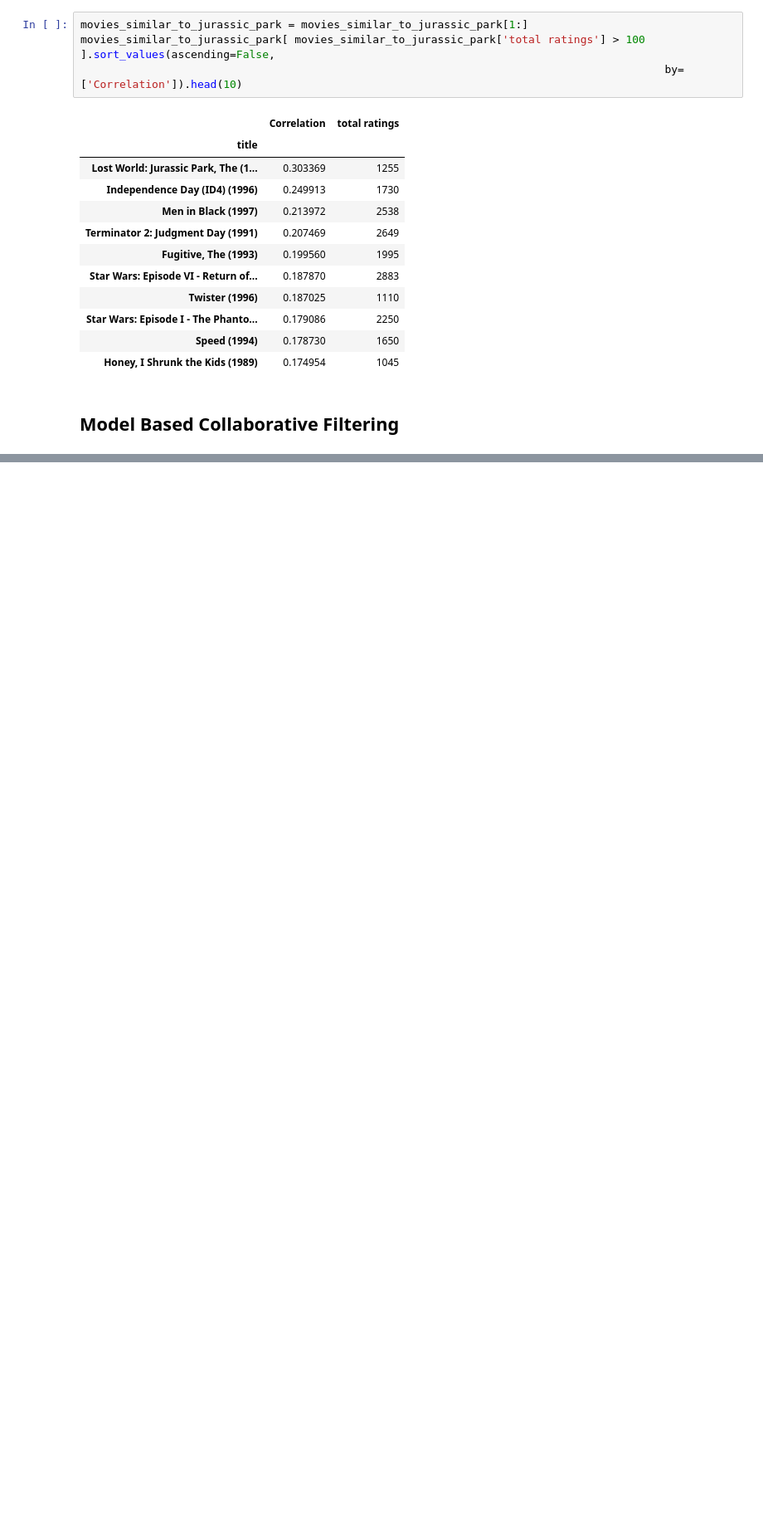
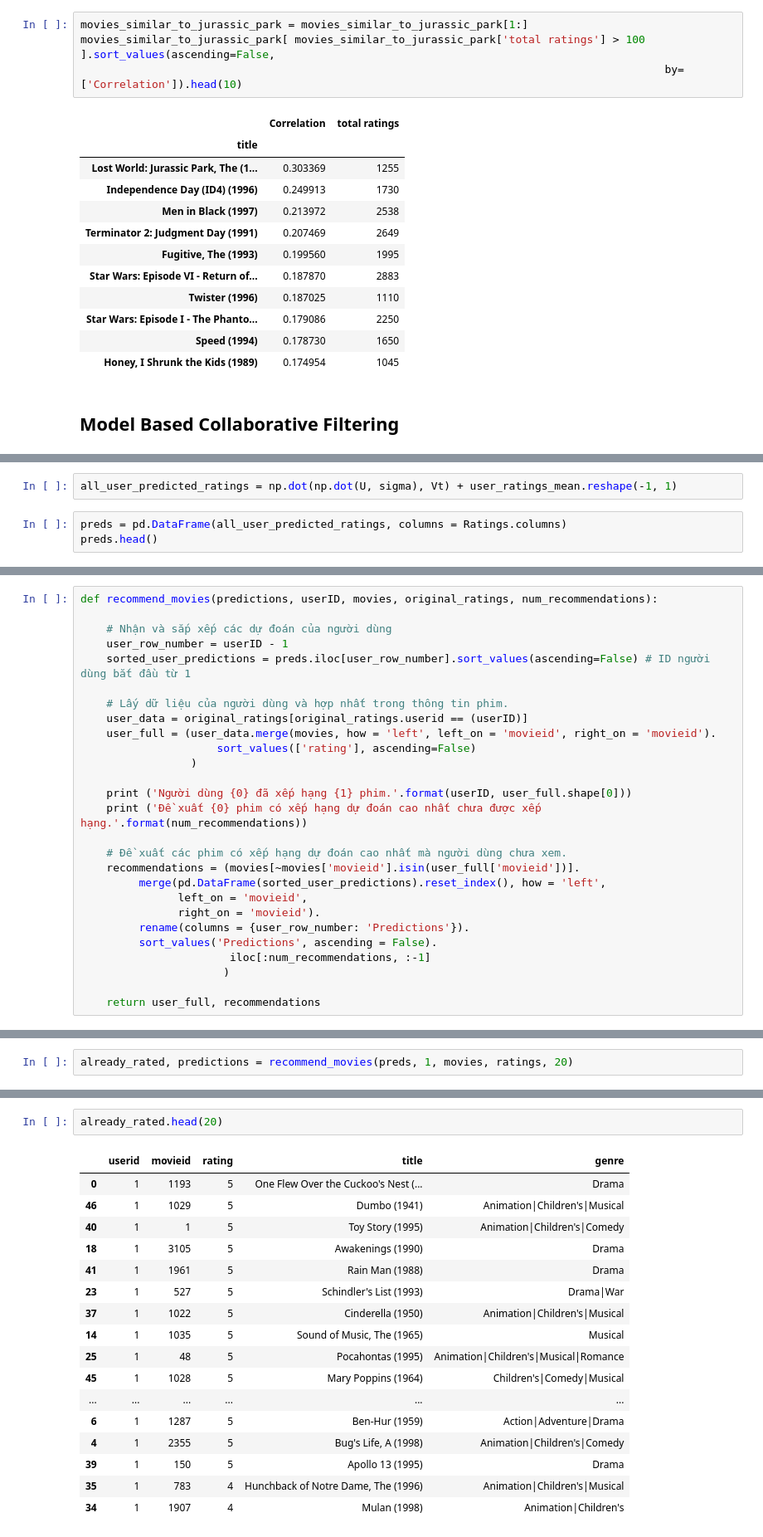
Before and after one commit to vohanhattan/DeepRecommendationSystem, a Jupyter notebook: Collaborative-Filtering/Collaborative-Filtering.ipynb, the cells around one changed output, grey strips where cells are left out. Shown at 83% size. Drawn from its saved outputs; the diff is of its cells as text; blank space fills up the shorter version.

```diff
--- a/Collaborative-Filtering/Collaborative-Filtering.ipynb
+++ b/Collaborative-Filtering/Collaborative-Filtering.ipynb
@@ -639,0 +499,5 @@ Best Parameters : {'n_factors': 16}
+# %%
+all_user_predicted_ratings = np.dot(np.dot(U, sigma), Vt) + user_ratings_mean.reshape(-1, 1)
+# %%
+preds = pd.DataFrame(all_user_predicted_ratings, columns = Ratings.columns)
+preds.head()
@@ -639,0 +512,27 @@ Best Parameters : {'n_factors': 16}
+# %%
+def recommend_movies(predictions, userID, movies, original_ratings, num_recommendations):
+
+    # Nhận và sắp xếp các dự đoán của người dùng
+    user_row_number = userID - 1
+    sorted_user_predictions = preds.iloc[user_row_number].sort_values(ascending=False) # ID người dùng bắt đầu từ 1
+
+    # Lấy dữ liệu của người dùng và hợp nhất trong thông tin phim.
+    user_data = original_ratings[original_ratings.userid == (userID)]
+    user_full = (user_data.merge(movies, how = 'left', left_on = 'movieid', right_on = 'movieid').
+                     sort_values(['rating'], ascending=False)
+                 )
+
+    print ('Người dùng {0} đã xếp hạng {1} phim.'.format(userID, user_full.shape[0]))
+    print ('Đề xuất {0} phim có xếp hạng dự đoán cao nhất chưa được xếp hạng.'.format(num_recommendations))
+
+    # Đề xuất các phim có xếp hạng dự đoán cao nhất mà người dùng chưa xem.
+    recommendations = (movies[~movies['movieid'].isin(user_full['movieid'])].
+         merge(pd.DataFrame(sorted_user_predictions).reset_index(), how = 'left',
+               left_on = 'movieid',
+               right_on = 'movieid').
+         rename(columns = {user_row_number: 'Predictions'}).
+         sort_values('Predictions', ascending = False).
+                       iloc[:num_recommendations, :-1]
+                      )
+
+    return user_full, recommendations
@@ -639,0 +541,2 @@ Best Parameters : {'n_factors': 16}
+# %%
+already_rated, predictions = recommend_movies(preds, 1, movies, ratings, 20)
@@ -639,0 +546,20 @@ Best Parameters : {'n_factors': 16}
+# %%
+already_rated.head(20)
+# %% [output]
+|  | userid | movieid | rating | title | genre |
+| 0 | 1 | 1193 | 5 | One Flew Over the Cuckoo's Nest (... | Drama |
+| 46 | 1 | 1029 | 5 | Dumbo (1941) | Animation|Children's|Musical |
+| 40 | 1 | 1 | 5 | Toy Story (1995) | Animation|Children's|Comedy |
+| 18 | 1 | 3105 | 5 | Awakenings (1990) | Drama |
+| 41 | 1 | 1961 | 5 | Rain Man (1988) | Drama |
+| 23 | 1 | 527 | 5 | Schindler's List (1993) | Drama|War |
+| 37 | 1 | 1022 | 5 | Cinderella (1950) | Animation|Children's|Musical |
+| 14 | 1 | 1035 | 5 | Sound of Music, The (1965) | Musical |
+| 25 | 1 | 48 | 5 | Pocahontas (1995) | Animation|Children's|Musical|Romance |
+| 45 | 1 | 1028 | 5 | Mary Poppins (1964) | Children's|Comedy|Musical |
+| ... | ... | ... | ... | ... | ... |
+| 6 | 1 | 1287 | 5 | Ben-Hur (1959) | Action|Adventure|Drama |
+| 4 | 1 | 2355 | 5 | Bug's Life, A (1998) | Animation|Children's|Comedy |
+| 39 | 1 | 150 | 5 | Apollo 13 (1995) | Drama |
+| 35 | 1 | 783 | 4 | Hunchback of Notre Dame, The (1996) | Animation|Children's|Musical |
+| 34 | 1 | 1907 | 4 | Mulan (1998) | Animation|Children's |
```
Also changed, not shown: parts of 41 cells of this notebook.
